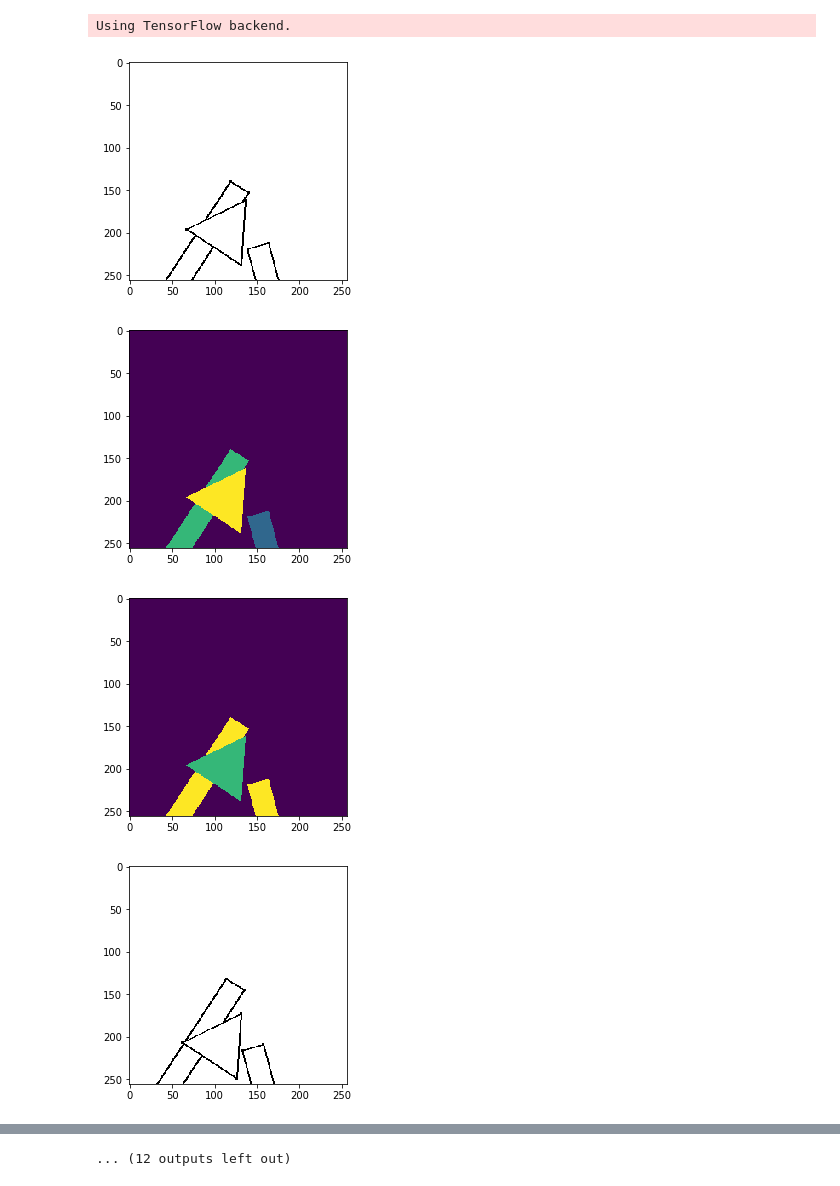
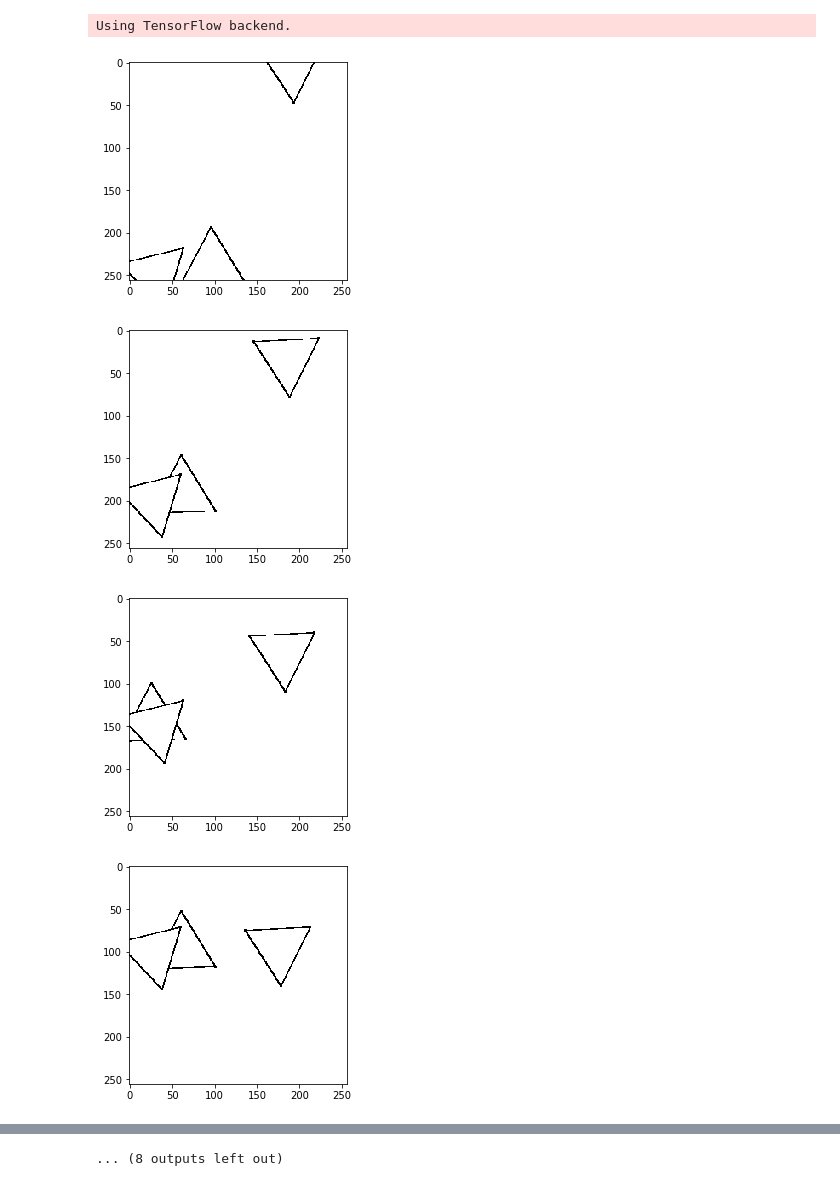
Before and after one commit to yanfengliu/embedding_tracking, a Jupyter notebook: keras-main.ipynb, the cells around one changed output, grey strips where cells are left out. Drawn from its saved outputs; the diff is of its cells as text; code cells hidden in the pictures.

```diff
--- a/keras-main.ipynb
+++ b/keras-main.ipynb
@@ -5,19 +5,15 @@ from data_generator import DataGenerator
 # %% [output]
 Using TensorFlow backend.
 # %%
-dg = DataGenerator(num_shape = 3, image_size = 256, sequence_len = 8)
+dg = DataGenerator(num_shape = 3, image_size = 256, sequence_len = 20)
 # %%
 dg.init_shapes()
 sequence = dg.render_sequence()
 for image_info in sequence:
     plt.figure()
     plt.imshow(image_info['image'])
-    plt.figure()
-    plt.imshow(image_info['instance_mask'])
-    plt.figure()
-    plt.imshow(image_info['class_mask'])
 # %% [output]
-[figure, old version]
+[figure, new version]
-[figure, old version]
+[figure, new version]
-[figure, old version]
+[figure, new version]
-[figure, old version]
+[figure, new version]
@@ -32 +28 @@ for image_info in sequence:
-... (12 outputs left out)
+... (8 outputs left out)
```
Also changed, not shown: parts of 1 cell of this notebook, 2 other files.
